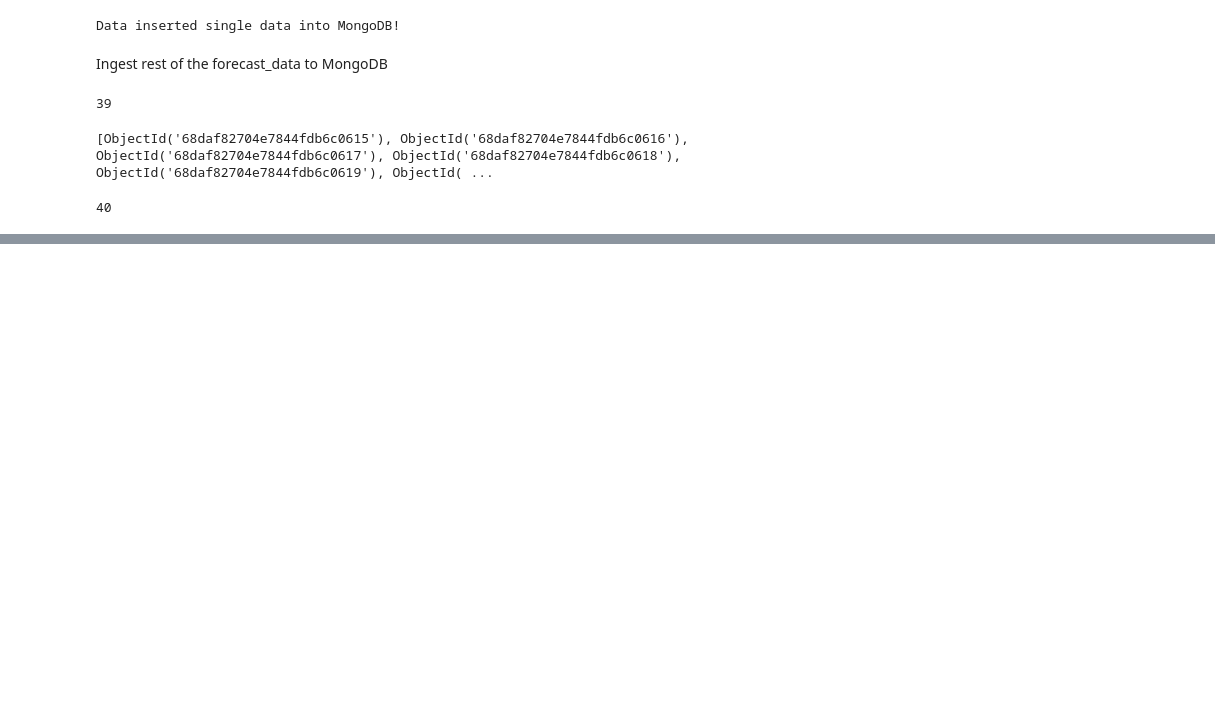
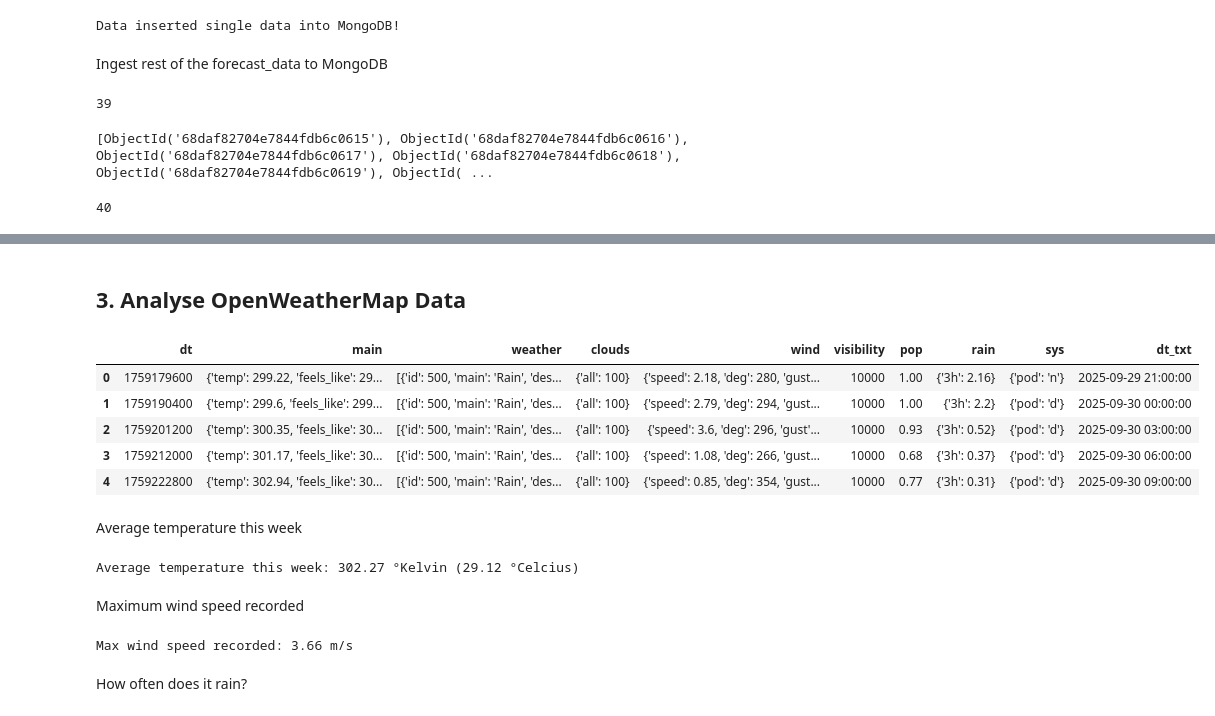
Before and after one commit to oktavianidewi/pm25um-big-data, a Jupyter notebook: notebooks/mongodb-openweather-api.ipynb, the cells around one changed output, grey strips where cells are left out. Drawn from its saved outputs; the diff is of its cells as text; code cells hidden in the pictures; blank space fills up the shorter version.

```diff
--- a/notebooks/mongodb-openweather-api.ipynb
+++ b/notebooks/mongodb-openweather-api.ipynb
@@ -136,3 +136,7 @@ print(forecast_insertion.inserted_ids)
 collection.count_documents({})
 # %% [output]
 40
+# %%
+surabaya_data = list(collection.find({}, {"_id": 0}))
+# {"_id": 0} -> Exclude _id field from the result
+surabaya_data
@@ -138,0 +161,33 @@ collection.count_documents({})
+# %% [markdown]
+## 3. Analyse OpenWeatherMap Data
+# %%
+import pandas as pd
+
+df = pd.DataFrame(surabaya_data)
+df.head()
+# %% [output]
+|  | dt | main | weather | clouds | wind | visibility | pop | rain | sys | dt_txt |
+| 0 | 1759179600 | {'temp': 299.22, 'feels_like': 29... | [{'id': 500, 'main': 'Rain', 'des... | {'all': 100} | {'speed': 2.18, 'deg': 280, 'gust... | 10000 | 1.00 | {'3h': 2.16} | {'pod': 'n'} | 2025-09-29 21:00:00 |
+| 1 | 1759190400 | {'temp': 299.6, 'feels_like': 299... | [{'id': 500, 'main': 'Rain', 'des... | {'all': 100} | {'speed': 2.79, 'deg': 294, 'gust... | 10000 | 1.00 | {'3h': 2.2} | {'pod': 'd'} | 2025-09-30 00:00:00 |
+| 2 | 1759201200 | {'temp': 300.35, 'feels_like': 30... | [{'id': 500, 'main': 'Rain', 'des... | {'all': 100} | {'speed': 3.6, 'deg': 296, 'gust'... | 10000 | 0.93 | {'3h': 0.52} | {'pod': 'd'} | 2025-09-30 03:00:00 |
+| 3 | 1759212000 | {'temp': 301.17, 'feels_like': 30... | [{'id': 500, 'main': 'Rain', 'des... | {'all': 100} | {'speed': 1.08, 'deg': 266, 'gust... | 10000 | 0.68 | {'3h': 0.37} | {'pod': 'd'} | 2025-09-30 06:00:00 |
+| 4 | 1759222800 | {'temp': 302.94, 'feels_like': 30... | [{'id': 500, 'main': 'Rain', 'des... | {'all': 100} | {'speed': 0.85, 'deg': 354, 'gust... | 10000 | 0.77 | {'3h': 0.31} | {'pod': 'd'} | 2025-09-30 09:00:00 |
+# %% [markdown]
+ Average temperature this week
+# %%
+df['temp'] = df['main'].apply(lambda x: x['temp'])
+avg_temp = df['temp'].mean()
+avg_temp_celcius = avg_temp - 273.15
+print(f"Average temperature this week: {avg_temp.round(2)} °Kelvin ({avg_temp_celcius.round(2)} °Celcius)")
+# %% [output]
+Average temperature this week: 302.27 °Kelvin (29.12 °Celcius)
+# %% [markdown]
+Maximum wind speed recorded
+# %%
+df['wind_speed'] = df['wind'].apply(lambda x: x['speed'])
+max_wind = df['wind_speed'].max()
+print("Max wind speed recorded:", max_wind, "m/s")
+# %% [output]
+Max wind speed recorded: 3.66 m/s
+# %% [markdown]
+How often does it rain?
```
Also changed, not shown: parts of 2 cells of this notebook.
